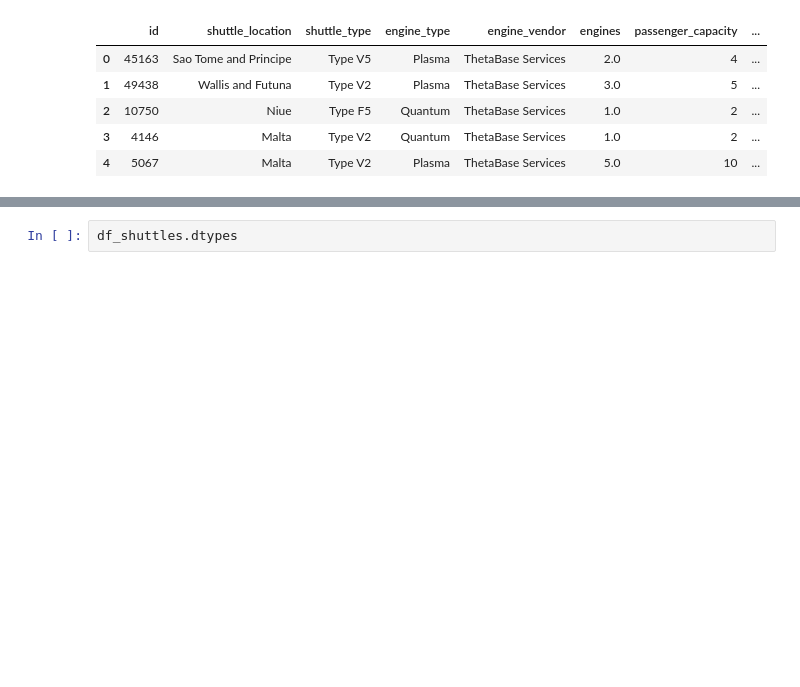
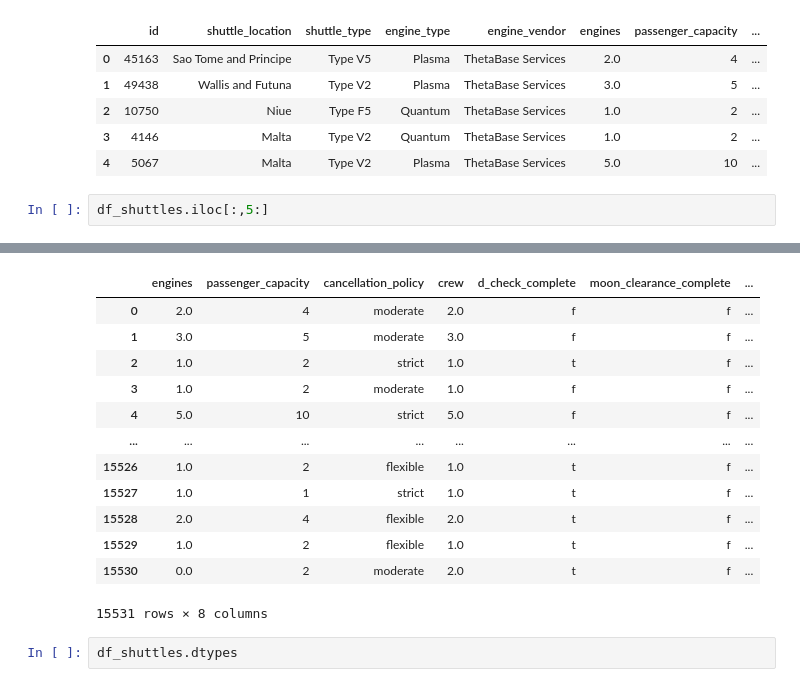
Before and after one commit to leilafarsani/spaceflights-kerdo, a Jupyter notebook: spaceflight/notebooks/data-exploration.ipynb, the cells around one changed output, grey strips where cells are left out. Cells and saved outputs as stored; diff of their text form; blank space fills up the shorter version.

```diff
--- a/spaceflight/notebooks/data-exploration.ipynb
+++ b/spaceflight/notebooks/data-exploration.ipynb
@@ -147,3 +118,6 @@ df_shuttles.head()
 | 2 | 10750 | Niue | Type F5 | Quantum | ThetaBase Services | 1.0 | 2 | ... |
 | 3 | 4146 | Malta | Type V2 | Quantum | ThetaBase Services | 1.0 | 2 | ... |
 | 4 | 5067 | Malta | Type V2 | Plasma | ThetaBase Services | 5.0 | 10 | ... |
+# %%
+df_shuttles.iloc[:,5:]
+# %% [output]
@@ -150,3 +125,16 @@ df_shuttles.head()
+|  | engines | passenger_capacity | cancellation_policy | crew | d_check_complete | moon_clearance_complete | ... |
+| 0 | 2.0 | 4 | moderate | 2.0 | f | f | ... |
+| 1 | 3.0 | 5 | moderate | 3.0 | f | f | ... |
+| 2 | 1.0 | 2 | strict | 1.0 | t | f | ... |
+| 3 | 1.0 | 2 | moderate | 1.0 | f | f | ... |
+| 4 | 5.0 | 10 | strict | 5.0 | f | f | ... |
+| ... | ... | ... | ... | ... | ... | ... | ... |
+| 15526 | 1.0 | 2 | flexible | 1.0 | t | f | ... |
+| 15527 | 1.0 | 1 | strict | 1.0 | t | f | ... |
+| 15528 | 2.0 | 4 | flexible | 2.0 | t | f | ... |
+| 15529 | 1.0 | 2 | flexible | 1.0 | t | f | ... |
+| 15530 | 0.0 | 2 | moderate | 2.0 | t | f | ... |
+15531 rows × 8 columns
 # %%
 df_shuttles.dtypes
 # %% [output]
```
Also changed, not shown: parts of 27 cells of this notebook.
